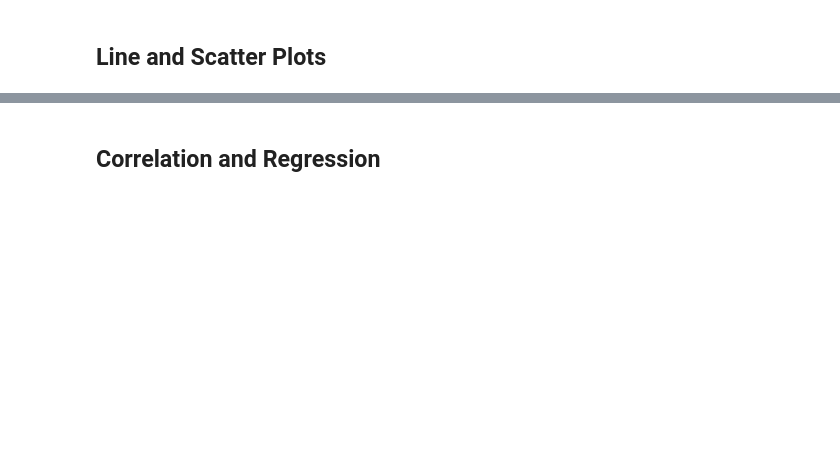
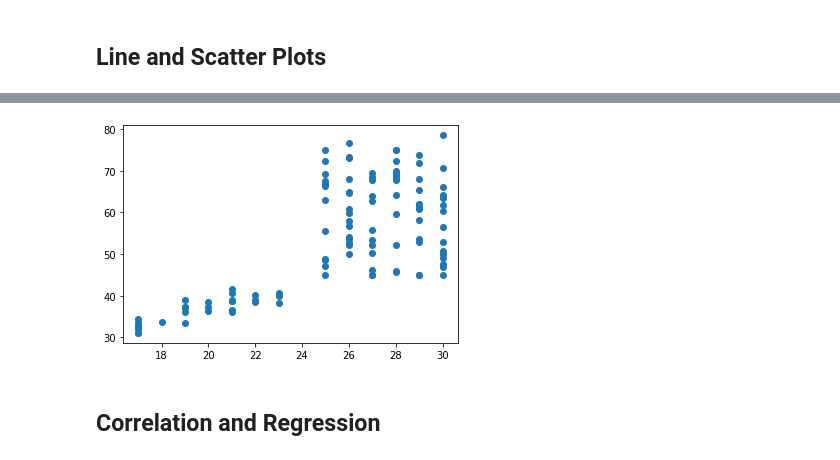
Before and after one commit to sdinespierce/matplot-challenge, a Jupyter notebook: Pymaceuticals/pymaceuticals_starter.ipynb, the cells around one changed output, grey strips where cells are left out. Saved outputs shown, nothing was run; the diff lists cells and outputs as text; code cells hidden in the pictures; blank space fills up the shorter version.

```diff
--- a/Pymaceuticals/pymaceuticals_starter.ipynb
+++ b/Pymaceuticals/pymaceuticals_starter.ipynb
@@ -277,5 +316,12 @@ tumor_vol = []
 # %%
 # Generate a scatter plot of average tumor volume vs. mouse weight for the Capomulin regimen
+# I'm using Final Tumor Size instead of the average
+x_axis = mouse_metadata["Weight (g)"].loc[combined_df["Drug Regimen"] == "Capomulin"]
+y_axis = mouse_metadata["Final Tumor Size (mm3)"].loc[combined_df["Drug Regimen"] == "Capomulin"]
+plt.scatter(x_axis, y_axis)
+plt.show()
+# %% [output]
+[figure, added]
 # %% [markdown]
 ## Correlation and Regression
 # %%
```
Also changed, not shown: parts of 5 cells of this notebook.
